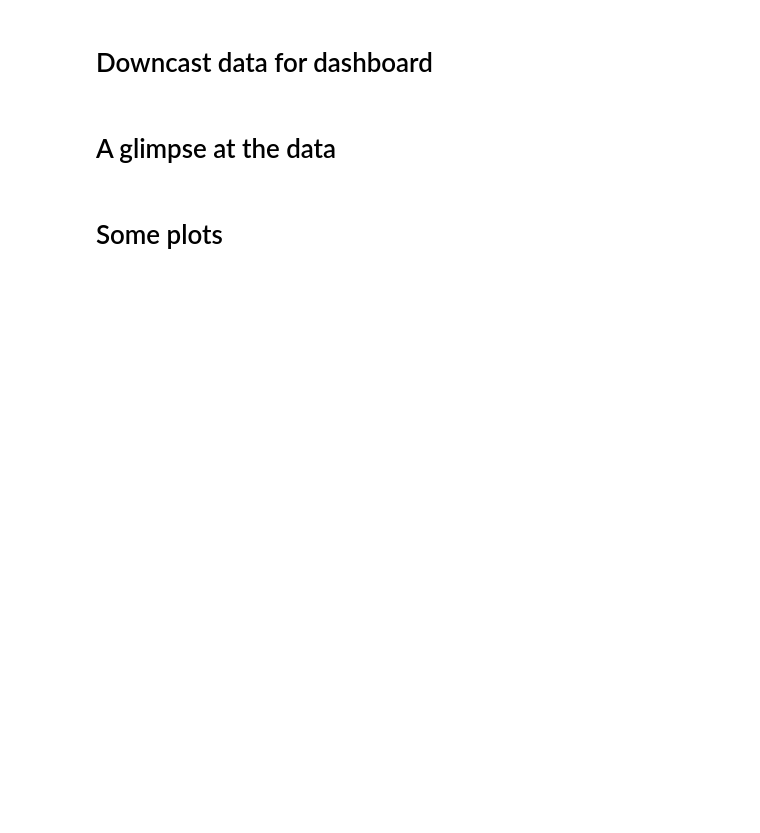
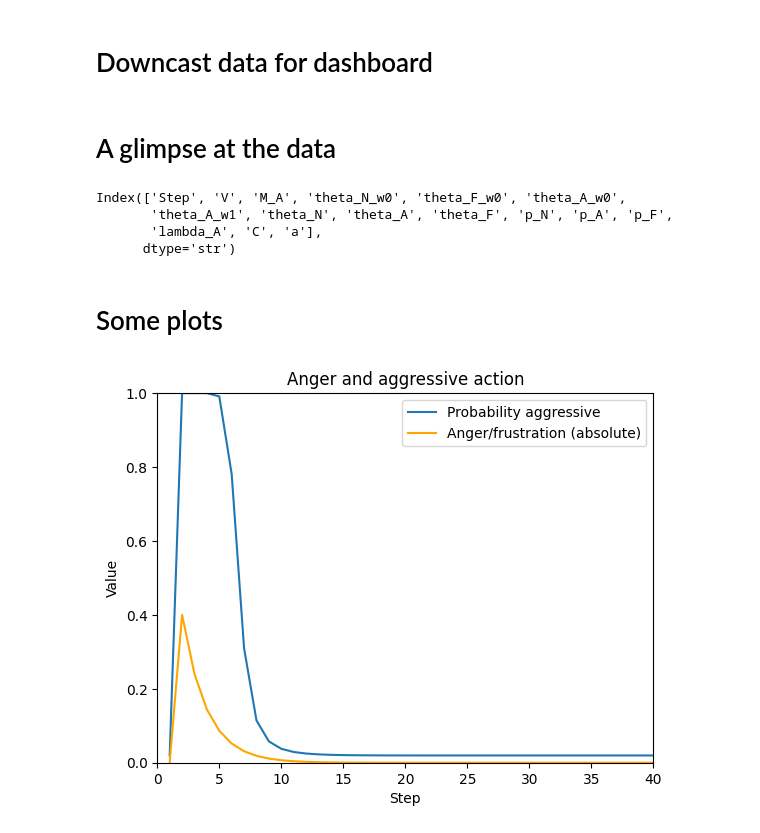
Before and after one commit to soelderer/formal_model_irritability, a Jupyter notebook: simulations/001_fnr_impulse_response/001_fnr_impulse_response.ipynb, the cells around one changed output. Cells and saved outputs as stored; diff of their text form; code cells hidden in the pictures; blank space fills up the shorter version.

```diff
--- a/simulations/001_fnr_impulse_response/001_fnr_impulse_response.ipynb
+++ b/simulations/001_fnr_impulse_response/001_fnr_impulse_response.ipynb
@@ -108,26 +106,36 @@ results_df = results_df[results_df["Step"] > 0]
 results_df.head(n=200)
 
 results_df.columns
+
+results_df["lambda_A"].unique()
+# %% [output]
+Index(['Step', 'V', 'M_A', 'theta_N_w0', 'theta_F_w0', 'theta_A_w0',
+       'theta_A_w1', 'theta_N', 'theta_A', 'theta_F', 'p_N', 'p_A', 'p_F',
+       'lambda_A', 'C', 'a'],
+      dtype='str')
 # %% [markdown]
 # Some plots
 # %%
 data1 = results_df[(results_df["C"] == 1) &
-           (results_df["theta_A_w1"] == -100)]
+           (results_df["theta_A_w1"] == -100) &
+           (results_df["lambda_A"] == 0.6)]
 
 g = sns.lineplot(data=data1,
                  y="p_A",
                  x="Step",
                  label="Probability aggressive")
 
 g = sns.lineplot(data=data1,
                  y=data1["M_A"].abs(),
                  x="Step",
                  color="Orange",
                  label="Anger/frustration (absolute)")
 
 g.set(title="Anger and aggressive action",
       ylabel="Value");
 
 plt.xlim(0, 40)
 plt.ylim(0, 1)
 plt.show()
+# %% [output]
+[figure, added]
```
Also changed, not shown: parts of 3 cells of this notebook, 3 other files.
